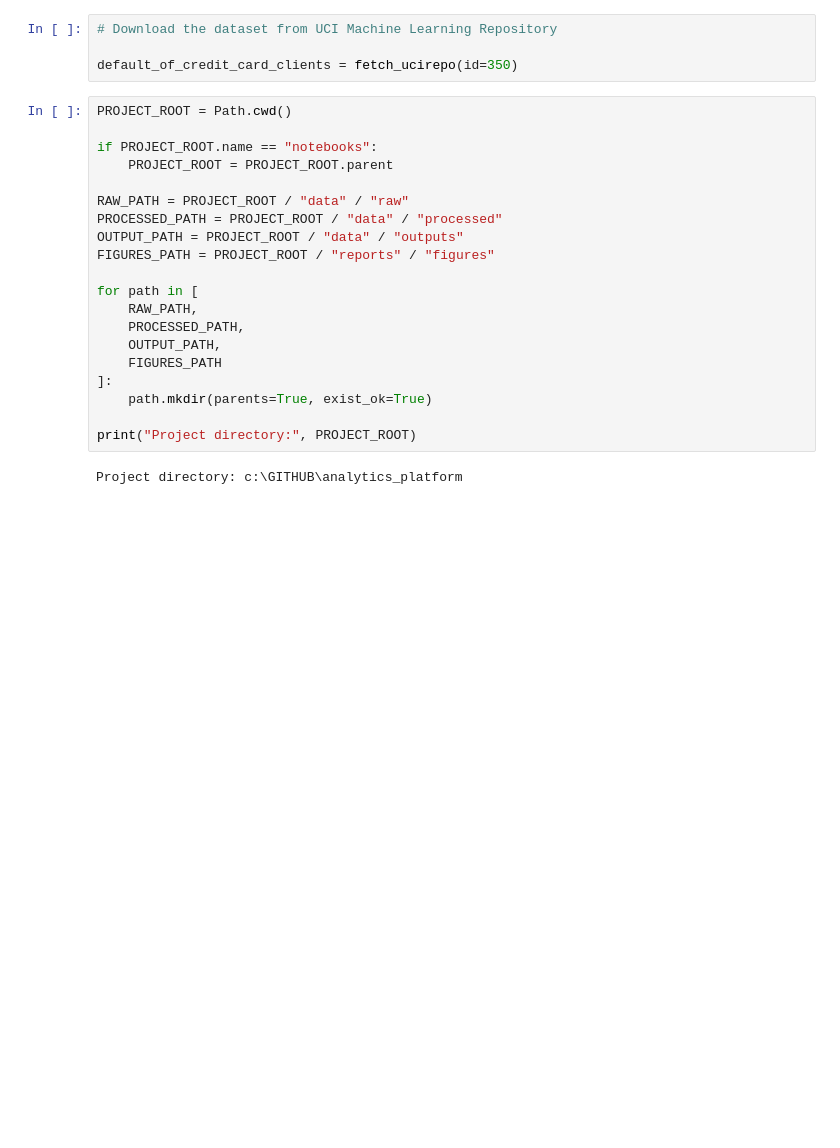
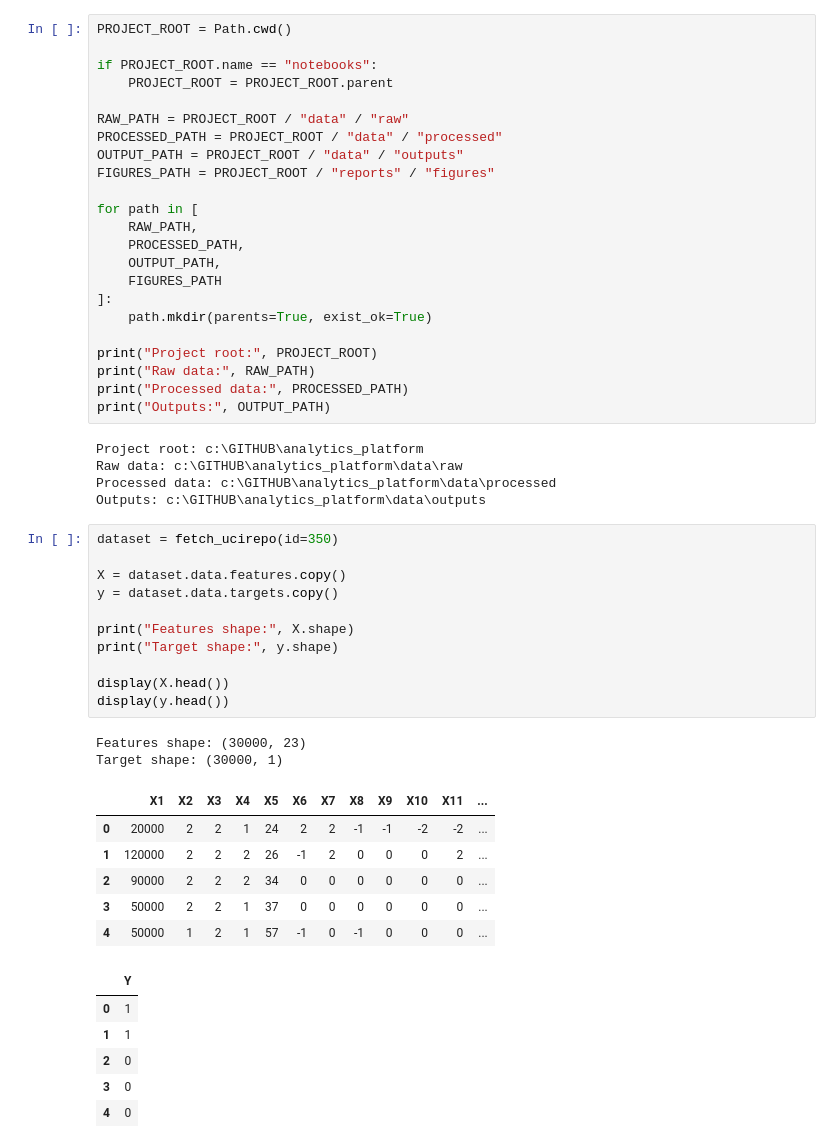
Before and after one commit to MaciGill/analytics_platform, a Jupyter notebook: notebooks/Notebook1_Downloading_data.ipynb, the cells around one changed output. Cells and saved outputs as stored; diff of their text form; blank space fills up the shorter version.

```diff
--- a/notebooks/Notebook1_Downloading_data.ipynb
+++ b/notebooks/Notebook1_Downloading_data.ipynb
@@ -17,8 +34,4 @@ pd.set_option("display.max_rows", 100)
 RANDOM_STATE = 42
-# %%
-# Download the dataset from UCI Machine Learning Repository
-
-default_of_credit_card_clients = fetch_ucirepo(id=350)
 # %%
 PROJECT_ROOT = Path.cwd()
 
@@ -38,6 +51,38 @@ for path in [
 ]:
     path.mkdir(parents=True, exist_ok=True)
 
-print("Project directory:", PROJECT_ROOT)
+print("Project root:", PROJECT_ROOT)
+print("Raw data:", RAW_PATH)
+print("Processed data:", PROCESSED_PATH)
+print("Outputs:", OUTPUT_PATH)
 # %% [output]
-Project directory: c:\GITHUB\analytics_platform
+Project root: c:\GITHUB\analytics_platform
+Raw data: c:\GITHUB\analytics_platform\data\raw
+Processed data: c:\GITHUB\analytics_platform\data\processed
+Outputs: c:\GITHUB\analytics_platform\data\outputs
+# %%
+dataset = fetch_ucirepo(id=350)
+
+X = dataset.data.features.copy()
+y = dataset.data.targets.copy()
+
+print("Features shape:", X.shape)
+print("Target shape:", y.shape)
+
+display(X.head())
+display(y.head())
+# %% [output]
+Features shape: (30000, 23)
+Target shape: (30000, 1)
+|  | X1 | X2 | X3 | X4 | X5 | X6 | X7 | X8 | X9 | X10 | X11 | ... |
+| 0 | 20000 | 2 | 2 | 1 | 24 | 2 | 2 | -1 | -1 | -2 | -2 | ... |
+| 1 | 120000 | 2 | 2 | 2 | 26 | -1 | 2 | 0 | 0 | 0 | 2 | ... |
+| 2 | 90000 | 2 | 2 | 2 | 34 | 0 | 0 | 0 | 0 | 0 | 0 | ... |
+| 3 | 50000 | 2 | 2 | 1 | 37 | 0 | 0 | 0 | 0 | 0 | 0 | ... |
+| 4 | 50000 | 1 | 2 | 1 | 57 | -1 | 0 | -1 | 0 | 0 | 0 | ... |
+|  | Y |
+| 0 | 1 |
+| 1 | 1 |
+| 2 | 0 |
+| 3 | 0 |
+| 4 | 0 |
```
Also changed, not shown: parts of 14 cells of this notebook, 3 other files.
